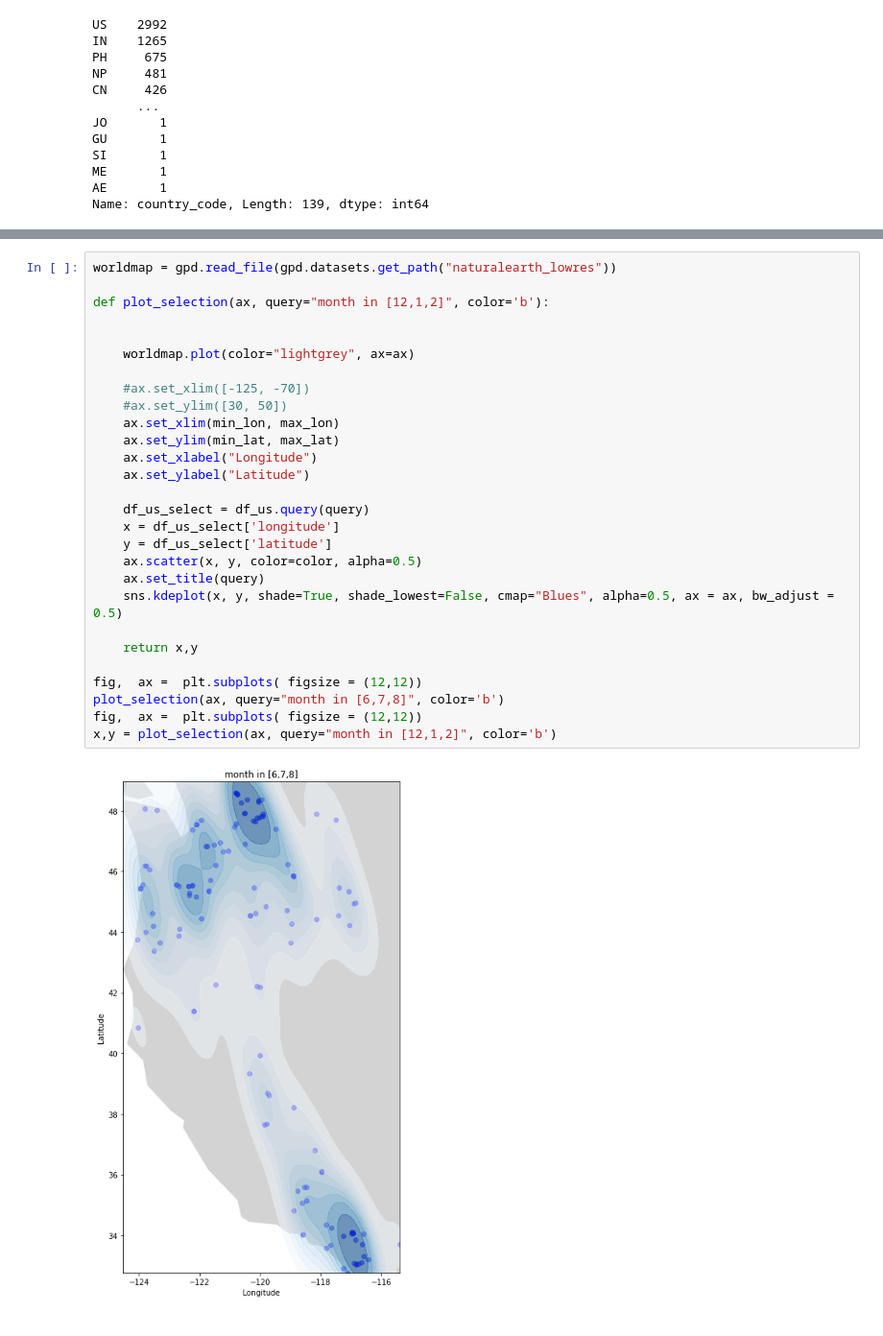
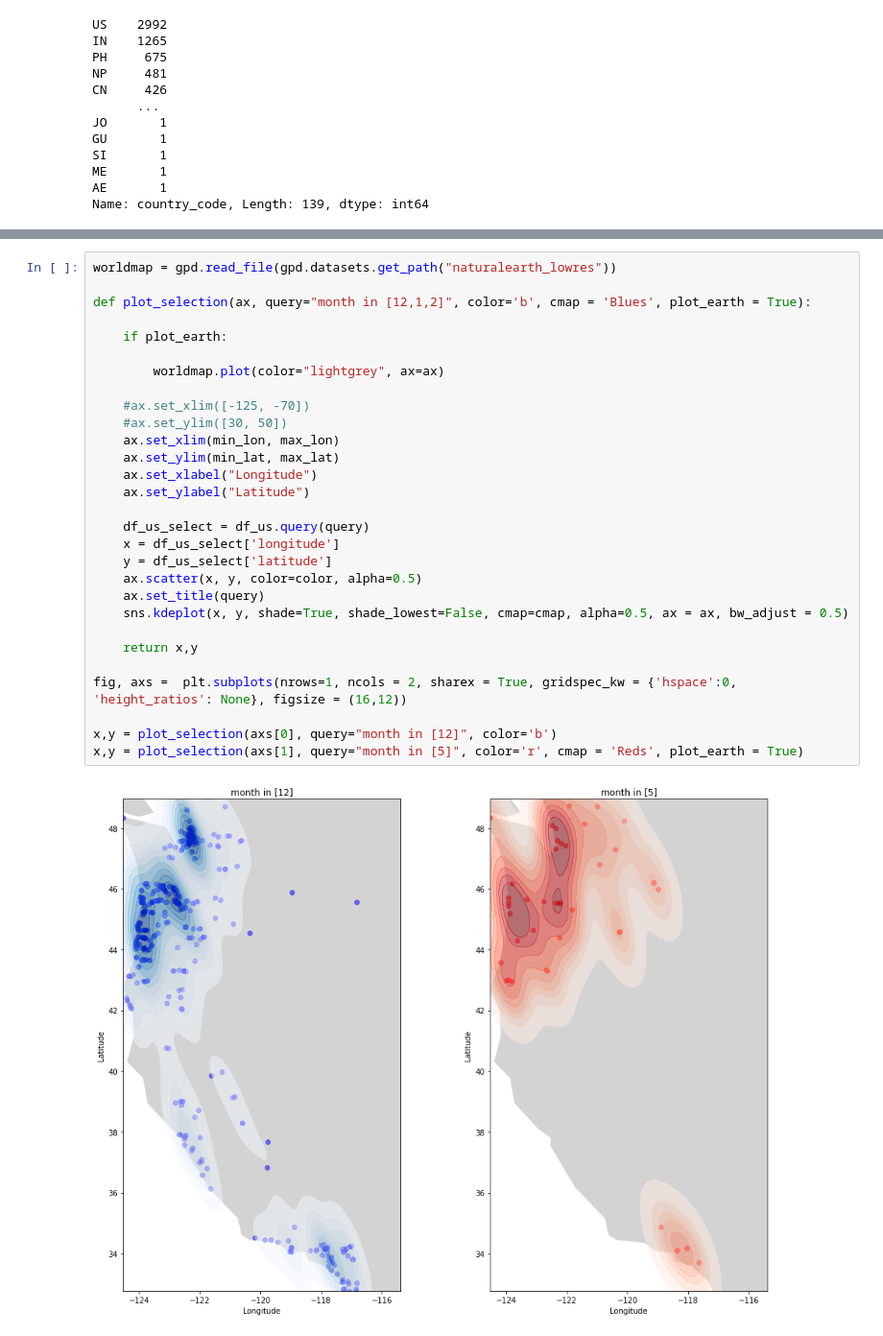
Before and after one commit to SergeiDBykov/landslide_project, a Jupyter notebook: eda.ipynb, the cells around one changed output, grey strips where cells are left out. Shown at 96% size. Saved outputs shown, nothing was run; the diff lists cells and outputs as text.

```diff
--- a/eda.ipynb
+++ b/eda.ipynb
@@ -120,30 +131,31 @@ plt.show()
 # %%
 worldmap = gpd.read_file(gpd.datasets.get_path("naturalearth_lowres"))
 
-def plot_selection(ax, query="month in [12,1,2]", color='b'):
+def plot_selection(ax, query="month in [12,1,2]", color='b', cmap = 'Blues', plot_earth = True):
 
+    if plot_earth:
 
-    worldmap.plot(color="lightgrey", ax=ax)
+        worldmap.plot(color="lightgrey", ax=ax)
 
     #ax.set_xlim([-125, -70])
     #ax.set_ylim([30, 50])
     ax.set_xlim(min_lon, max_lon)
     ax.set_ylim(min_lat, max_lat)
     ax.set_xlabel("Longitude")
     ax.set_ylabel("Latitude")
 
     df_us_select = df_us.query(query)
     x = df_us_select['longitude']
     y = df_us_select['latitude']
     ax.scatter(x, y, color=color, alpha=0.5)
     ax.set_title(query)
-    sns.kdeplot(x, y, shade=True, shade_lowest=False, cmap="Blues", alpha=0.5, ax = ax, bw_adjust = 0.5)
+    sns.kdeplot(x, y, shade=True, shade_lowest=False, cmap=cmap, alpha=0.5, ax = ax, bw_adjust = 0.5)
 
     return x,y
 
-fig,  ax =  plt.subplots( figsize = (12,12))
-plot_selection(ax, query="month in [6,7,8]", color='b')
-fig,  ax =  plt.subplots( figsize = (12,12))
-x,y = plot_selection(ax, query="month in [12,1,2]", color='b')
+fig, axs =  plt.subplots(nrows=1, ncols = 2, sharex = True, gridspec_kw = {'hspace':0, 'height_ratios': None}, figsize = (16,12))
+
+x,y = plot_selection(axs[0], query="month in [12]", color='b')
+x,y = plot_selection(axs[1], query="month in [5]", color='r', cmap = 'Reds', plot_earth = True)
 # %% [output]
-[figure, old version]
+[figure, new version]
```
Also changed, not shown: parts of 21 cells of this notebook, 33 other files.
